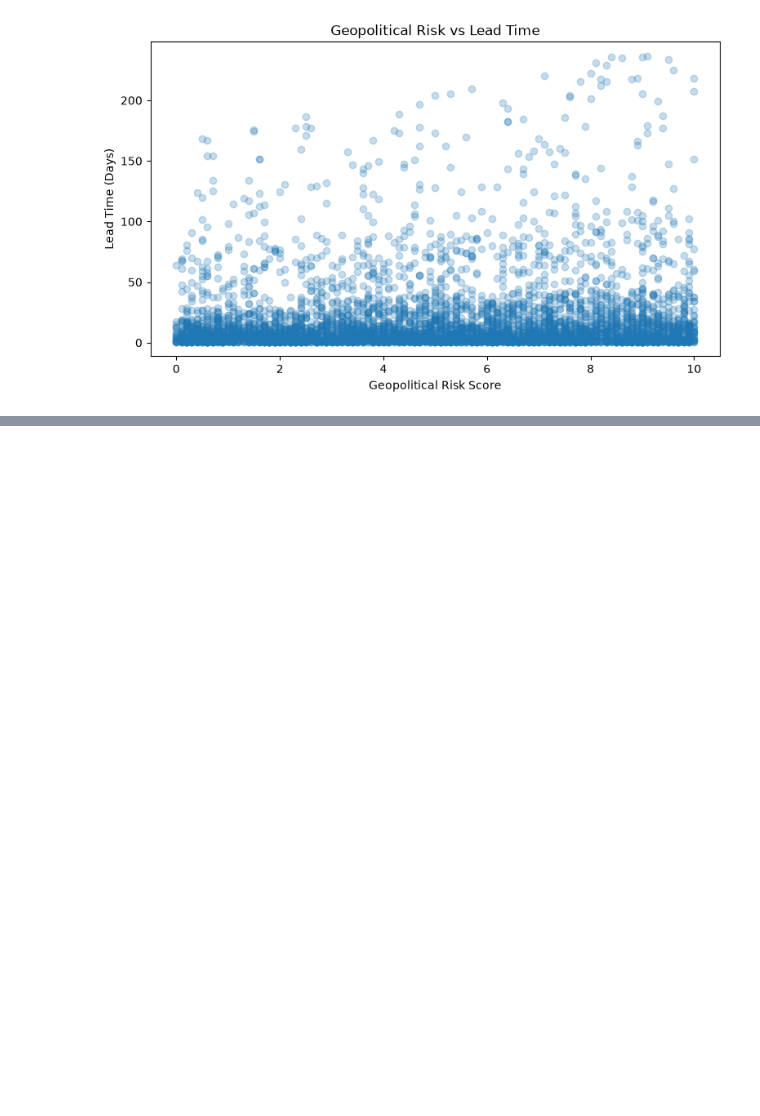
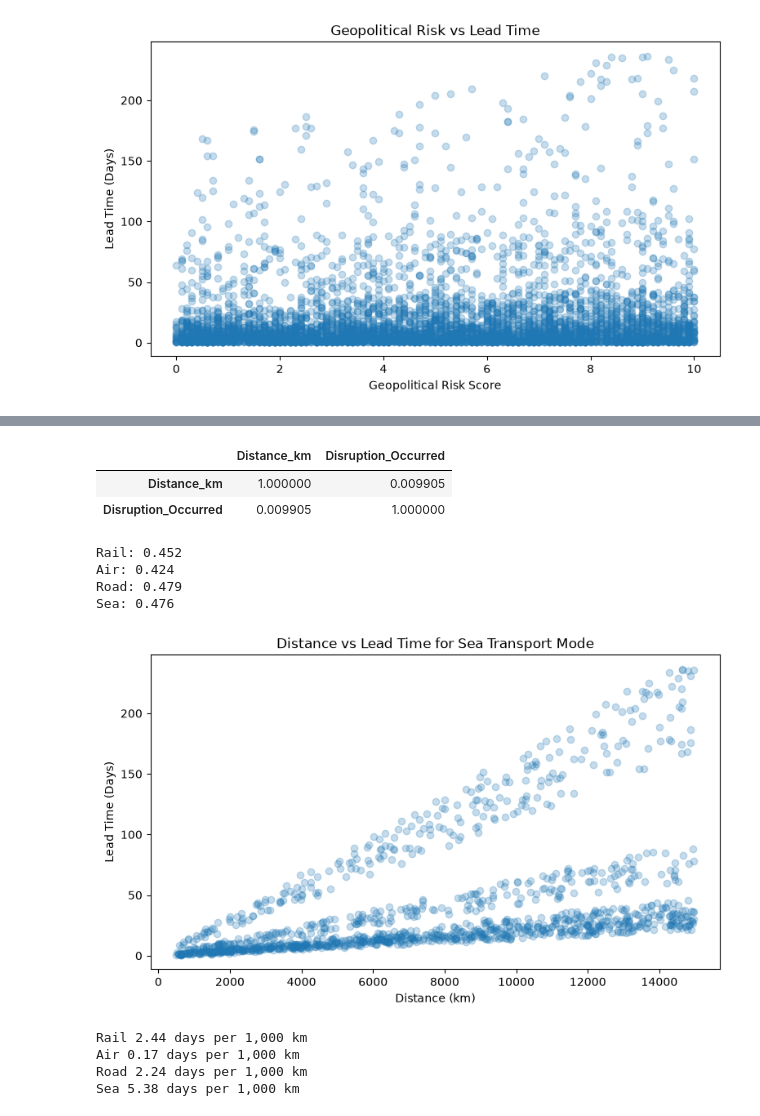
Before and after one commit to sharath1103/Global-Supply-Chain-Disruption, a Jupyter notebook: global_supply_chain_disruption.ipynb, the cells around one changed output, grey strips where cells are left out. Cells and saved outputs as stored; diff of their text form; code cells hidden in the pictures; blank space fills up the shorter version.

```diff
--- a/global_supply_chain_disruption.ipynb
+++ b/global_supply_chain_disruption.ipynb
@@ -558,0 +653,12 @@ plt.show()
+# %%
+df["Distance_Quartile"] = pd.qcut(df["Distance_km"], q=4, labels=["Q1 Low", "Q2", "Q3", "Q4 High"])
+distance_analysis = (df.groupby("Distance_Quartile").agg(
+    Shipments = ("Shipment_ID", "count"),
+    Disruption_Rate = ("Disruption_Occurred", "mean"),
+    Avg_Lead_Time = ("Lead_Time_Days", "mean"),
+    Median_Lead_Time = ("Lead_Time_Days", "median"),
+    P95_Lead_Time = ("Lead_Time_Days", lambda x:x.quantile(0.95))
+).reset_index(
+))
+distance_analysis["Disruption_Rate"]*=100
+distance_analysis.round(2)
@@ -558,0 +671,36 @@ plt.show()
+# %%
+df[["Distance_km", "Disruption_Occurred"]].corr()
+# %% [output]
+|  | Distance_km | Disruption_Occurred |
+| Distance_km | 1.000000 | 0.009905 |
+| Disruption_Occurred | 0.009905 | 1.000000 |
+# %%
+for mode in df["Transport_Mode"].unique():
+    mode_data = df[df["Transport_Mode"] == mode]
+    correlation = mode_data[["Distance_km", "Lead_Time_Days"]].corr().iloc[0,1]
+    print(f"{mode}: {correlation:.3f}")
+# %% [output]
+Rail: 0.452
+Air: 0.424
+Road: 0.479
+Sea: 0.476
+# %%
+sea_data = df[df["Transport_Mode"] == "Sea"]
+plt.figure(figsize=(9,5))
+plt.scatter(sea_data["Distance_km"], sea_data["Lead_Time_Days"], alpha = 0.25)
+plt.title("Distance vs Lead Time for Sea Transport Mode")
+plt.xlabel("Distance (km)")
+plt.ylabel("Lead Time (Days)")
+plt.show()
+# %% [output]
+[figure, added]
+# %%
+for mode in df["Transport_Mode"].unique():
+    mode_data = df[df["Transport_Mode"] == mode]
+    slope = np.polyfit(mode_data["Distance_km"], mode_data["Lead_Time_Days"], 1)[0]
+    print(mode, round(slope * 1000, 2), "days per 1,000 km")
+# %% [output]
+Rail 2.44 days per 1,000 km
+Air 0.17 days per 1,000 km
+Road 2.24 days per 1,000 km
+Sea 5.38 days per 1,000 km
```
Also changed, not shown: parts of 17 cells of this notebook.
